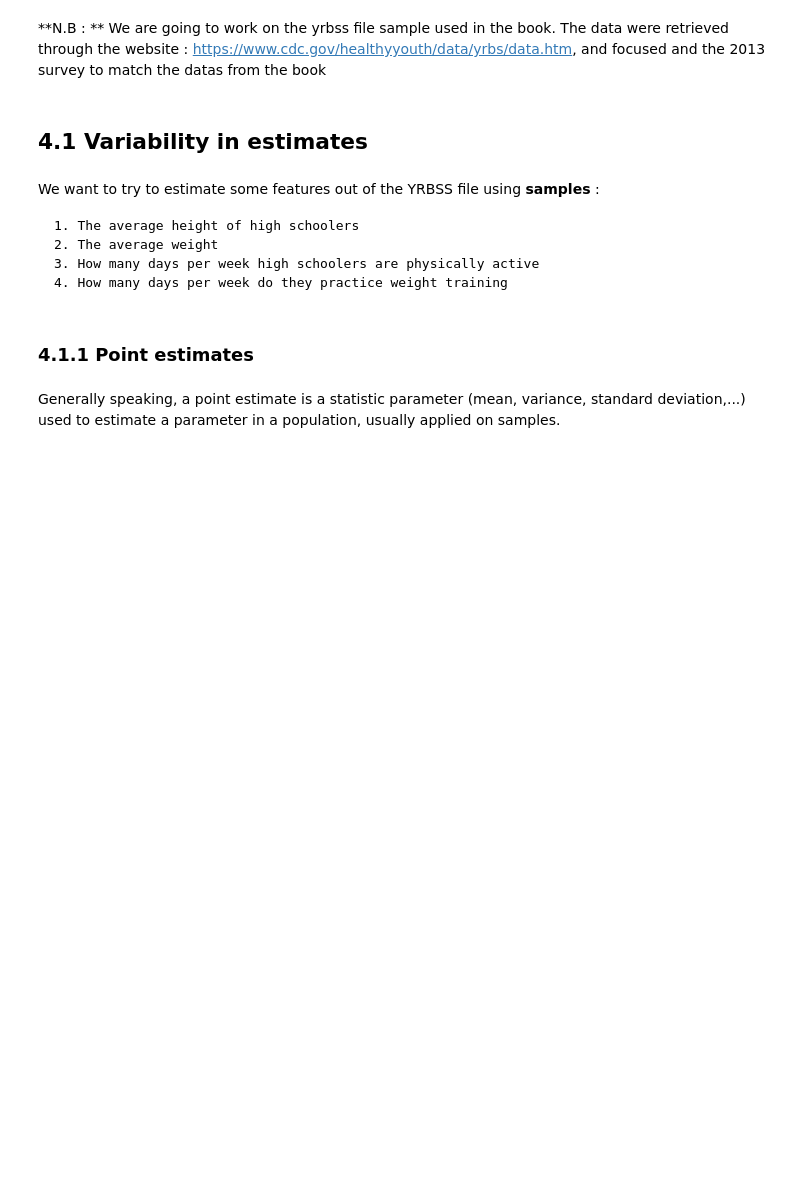
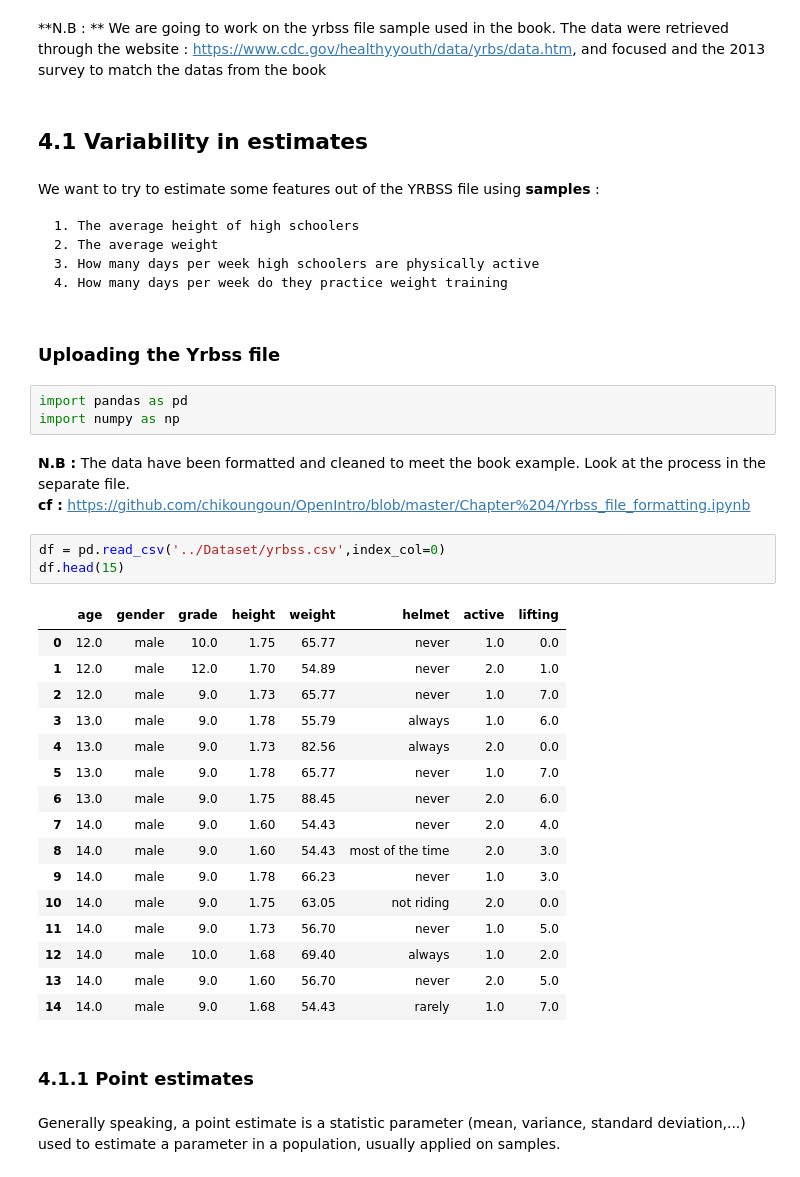
Before and after one commit to chikoungoun/OpenIntro, a Jupyter notebook: Chapter 4/Chap4_Foundations_for_Inference.ipynb, the cells around one changed output. Drawn from its saved outputs; the diff is of its cells as text; blank space fills up the shorter version.

```diff
--- a/Chapter 4/Chap4_Foundations_for_Inference.ipynb
+++ b/Chapter 4/Chap4_Foundations_for_Inference.ipynb
@@ -13,6 +13,34 @@ We want to try to estimate some features out of the YRBSS file using **samples**
     2. The average weight
     3. How many days per week high schoolers are physically active
     4. How many days per week do they practice weight training
+# %% [markdown]
+### Uploading the Yrbss file
+# %%
+import pandas as pd
+import numpy as np
+# %% [markdown]
+**N.B :** The data have been formatted and cleaned to meet the book example. Look at the process in the separate file.<br/>
+**cf :** https://github.com/chikoungoun/OpenIntro/blob/master/Chapter%204/Yrbss_file_formatting.ipynb
+# %%
+df = pd.read_csv('../Dataset/yrbss.csv',index_col=0)
+df.head(15)
+# %% [output]
+|  | age | gender | grade | height | weight | helmet | active | lifting |
+| 0 | 12.0 | male | 10.0 | 1.75 | 65.77 | never | 1.0 | 0.0 |
+| 1 | 12.0 | male | 12.0 | 1.70 | 54.89 | never | 2.0 | 1.0 |
+| 2 | 12.0 | male | 9.0 | 1.73 | 65.77 | never | 1.0 | 7.0 |
+| 3 | 13.0 | male | 9.0 | 1.78 | 55.79 | always | 1.0 | 6.0 |
+| 4 | 13.0 | male | 9.0 | 1.73 | 82.56 | always | 2.0 | 0.0 |
+| 5 | 13.0 | male | 9.0 | 1.78 | 65.77 | never | 1.0 | 7.0 |
+| 6 | 13.0 | male | 9.0 | 1.75 | 88.45 | never | 2.0 | 6.0 |
+| 7 | 14.0 | male | 9.0 | 1.60 | 54.43 | never | 2.0 | 4.0 |
+| 8 | 14.0 | male | 9.0 | 1.60 | 54.43 | most of the time | 2.0 | 3.0 |
+| 9 | 14.0 | male | 9.0 | 1.78 | 66.23 | never | 1.0 | 3.0 |
+| 10 | 14.0 | male | 9.0 | 1.75 | 63.05 | not riding | 2.0 | 0.0 |
+| 11 | 14.0 | male | 9.0 | 1.73 | 56.70 | never | 1.0 | 5.0 |
+| 12 | 14.0 | male | 10.0 | 1.68 | 69.40 | always | 1.0 | 2.0 |
+| 13 | 14.0 | male | 9.0 | 1.60 | 56.70 | never | 2.0 | 5.0 |
+| 14 | 14.0 | male | 9.0 | 1.68 | 54.43 | rarely | 1.0 | 7.0 |
 # %% [markdown]
 ### 4.1.1 Point estimates
 # %% [markdown]
```
Also changed, not shown: parts of 13 cells of this notebook.
